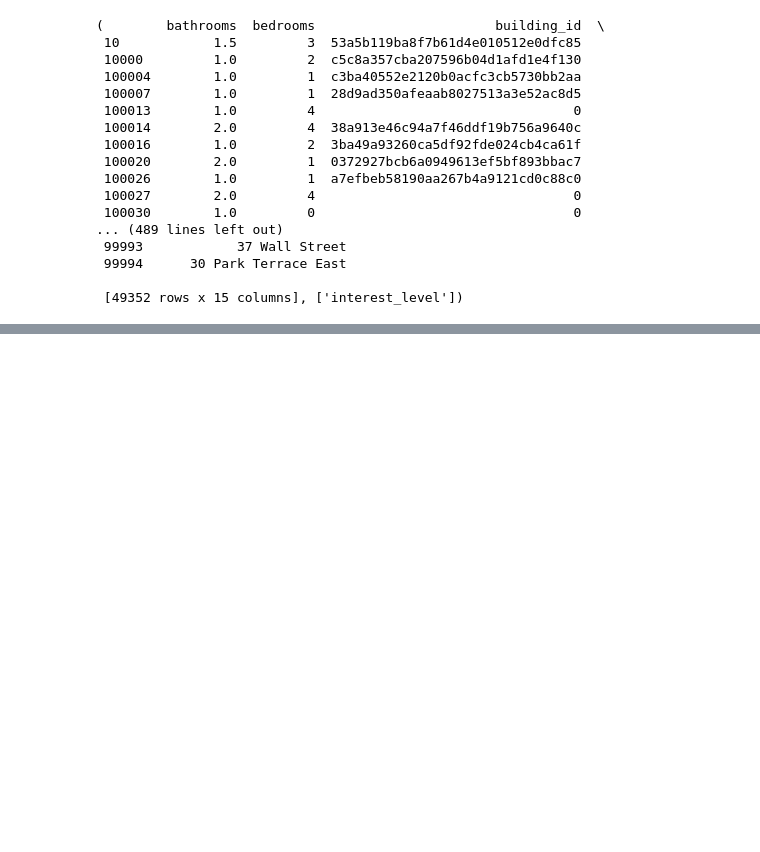
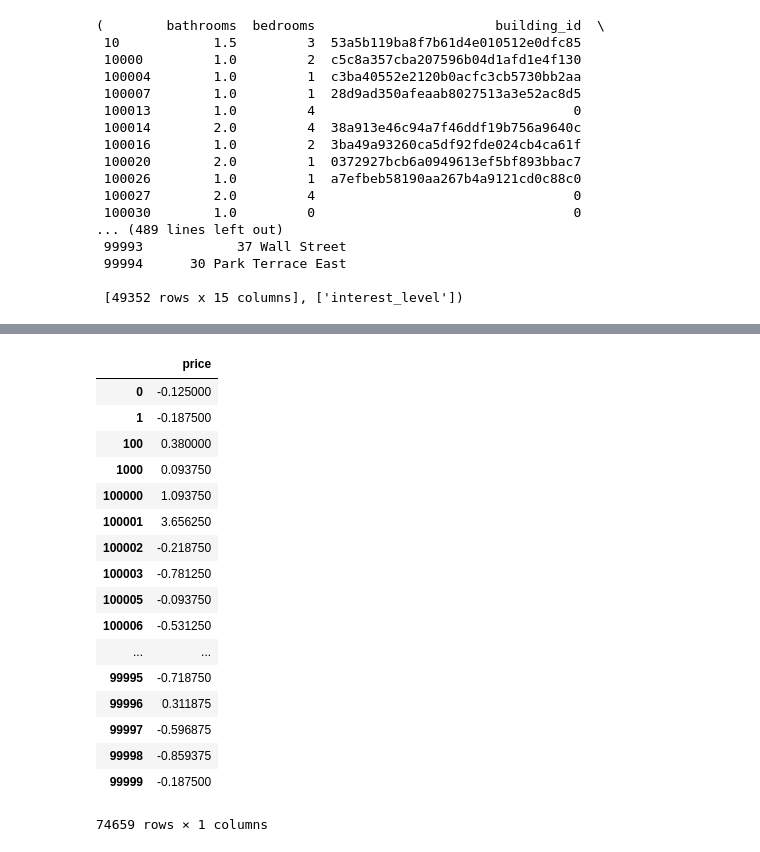
Before and after one commit to mratsim/Apartment-Interest-Prediction, a Jupyter notebook: StarMap playground.ipynb, the cells around one changed output, grey strips where cells are left out. Cells and saved outputs as stored; diff of their text form; code cells hidden in the pictures; blank space fills up the shorter version.

```diff
--- a/StarMap playground.ipynb
+++ b/StarMap playground.ipynb
@@ -141,0 +244,25 @@ test3
+# %%
+# d, t = transformation(df_train,["interest_level"],LabelBinarizer())
+p = feat_transformation(df_train,df_test,["price"],RobustScaler())
+ba = feat_transformation(df_train,df_test,["bathrooms"],RobustScaler())
+# %%
+p[1]
+# %% [output]
+|  | price |
+| 0 | -0.125000 |
+| 1 | -0.187500 |
+| 100 | 0.380000 |
+| 1000 | 0.093750 |
+| 100000 | 1.093750 |
+| 100001 | 3.656250 |
+| 100002 | -0.218750 |
+| 100003 | -0.781250 |
+| 100005 | -0.093750 |
+| 100006 | -0.531250 |
+| ... | ... |
+| 99995 | -0.718750 |
+| 99996 | 0.311875 |
+| 99997 | -0.596875 |
+| 99998 | -0.859375 |
+| 99999 | -0.187500 |
+74659 rows × 1 columns
```
Also changed, not shown: parts of 15 cells of this notebook, 9 other files.
